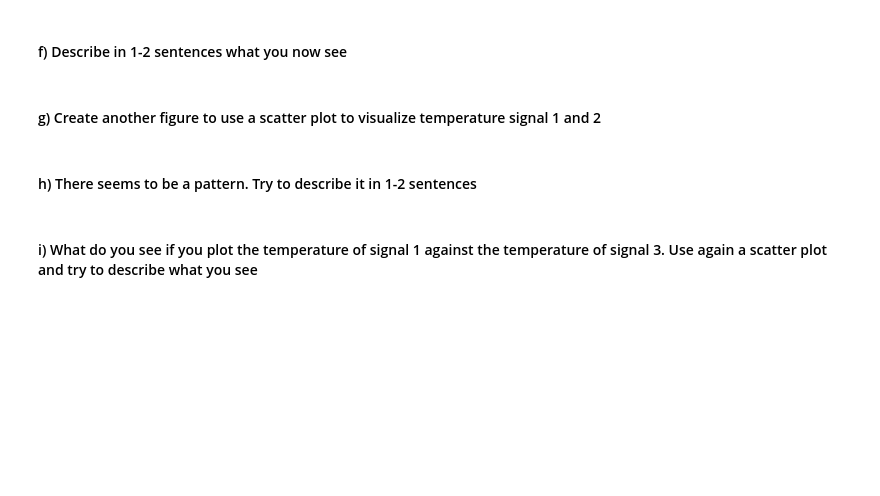
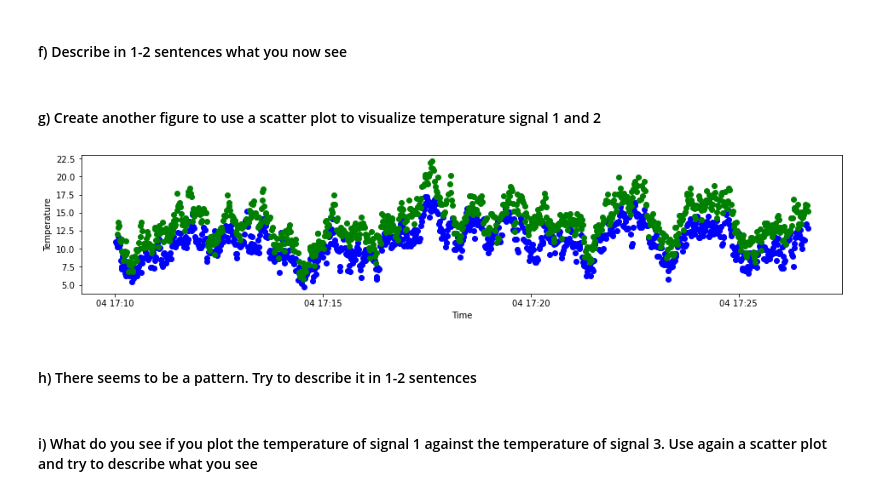
Before and after one commit to ramiejleh/ReDi_DataAnalytics_Repo, a Jupyter notebook: Homework/Phuong/lesson05/homework/lesson05_homework-Phuong.ipynb, the cells around one changed output. Drawn from its saved outputs; the diff is of its cells as text; code cells hidden in the pictures; blank space fills up the shorter version.

```diff
--- a/Homework/Phuong/lesson05/homework/lesson05_homework-Phuong.ipynb
+++ b/Homework/Phuong/lesson05/homework/lesson05_homework-Phuong.ipynb
@@ -73,4 +106,15 @@ NameError: name 'axs' is not defined
 # %% [markdown]
 #### g) Create another figure to use a scatter plot to visualize temperature signal 1 and 2
+# %%
+fige, ax_temp1_2 = plt.subplots(figsize=(16,3))
+
+ax_temp1_2.scatter(df.time, df.temp1, color='blue')
+ax_temp1_2.scatter(df.time, df.temp2, color='green')
+
+ax_temp1_2.set_xlabel("Time")
+ax_temp1_2.set_ylabel("Temperature")
+plt.show()
+# %% [output]
+[figure, added]
 # %% [markdown]
 #### h) There seems to be a pattern. Try to describe it in 1-2 sentences
```
Also changed, not shown: parts of 12 cells of this notebook, 2 other files.
